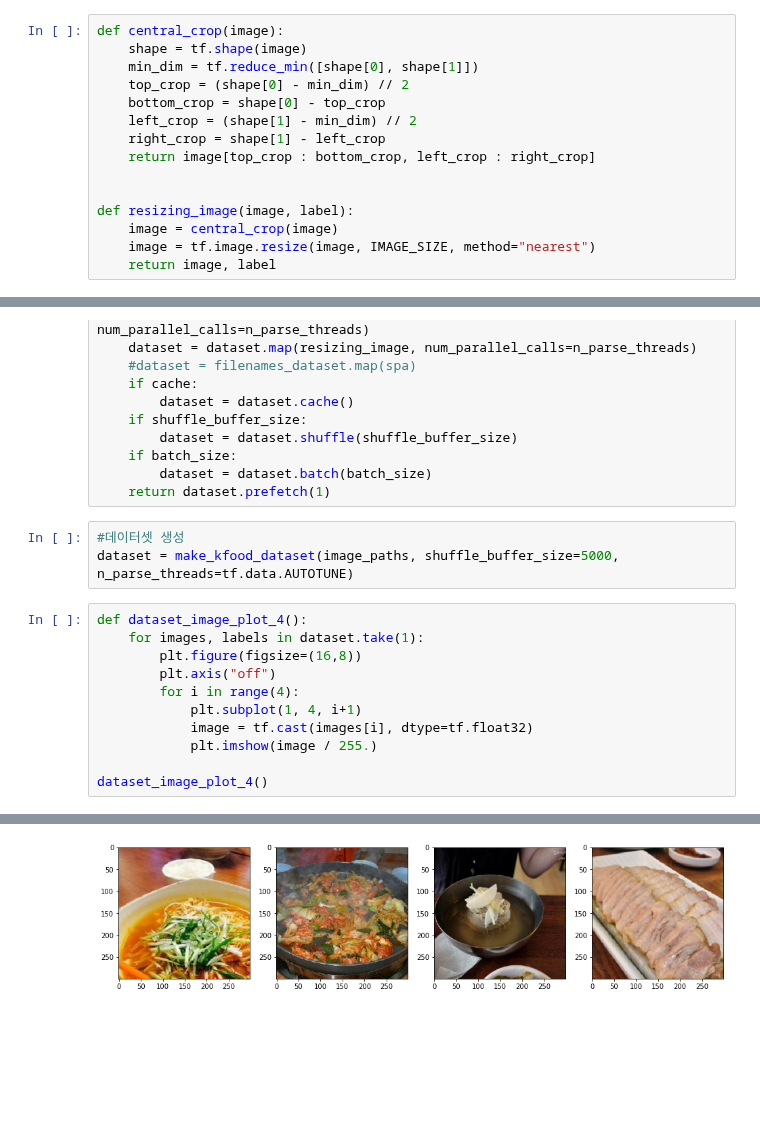
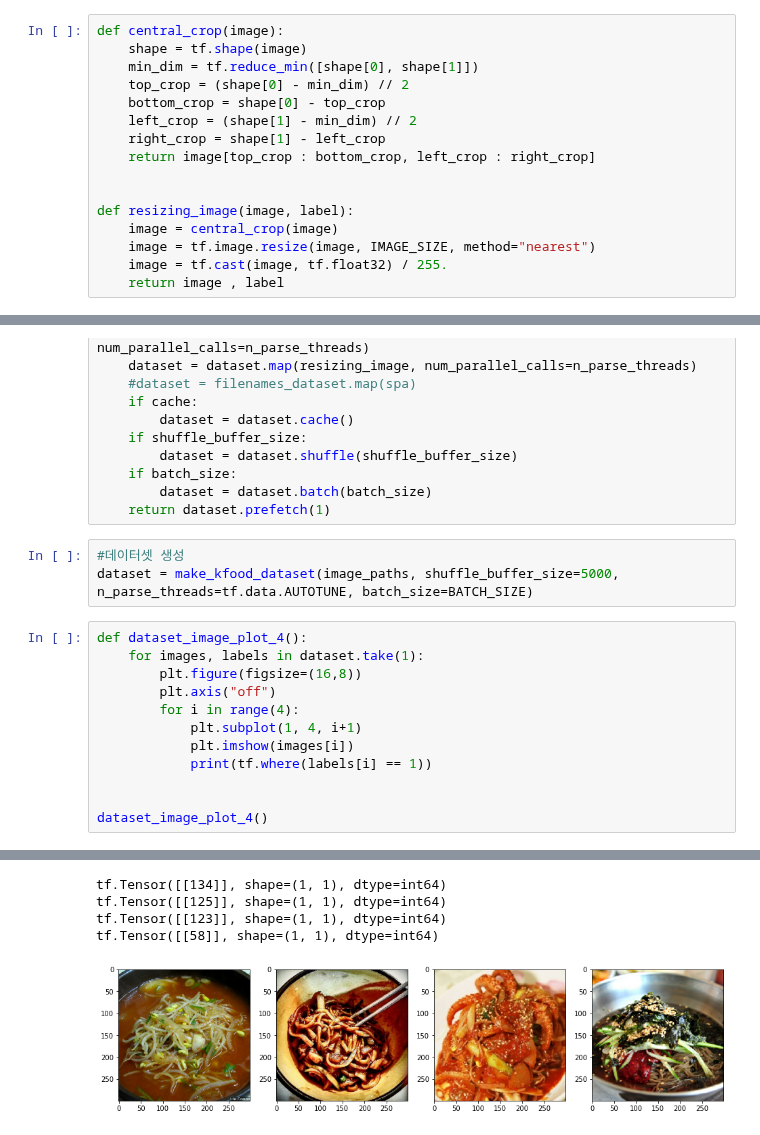
Before and after one commit to kimhwijin/KFood_Models, a Jupyter notebook: dataset.ipynb, the cells around one changed output, grey strips where cells are left out. Saved outputs shown, nothing was run; the diff lists cells and outputs as text; blank space fills up the shorter version.

```diff
--- a/dataset.ipynb
+++ b/dataset.ipynb
@@ -128,7 +126,8 @@ def central_crop(image):
 def resizing_image(image, label):
     image = central_crop(image)
     image = tf.image.resize(image, IMAGE_SIZE, method="nearest")
-    return image, label
+    image = tf.cast(image, tf.float32) / 255.
+    return image , label
 # %%
 def make_kfood_dataset(filepaths, n_read_threads=5, shuffle_buffer_size=None, n_parse_threads=5, batch_size=32, cache=False):
 
@@ -155,7 +154,7 @@ def make_kfood_dataset(filepaths, n_read_threads=5, shuffle_buffer_size=None, n_
     return dataset.prefetch(1)
 # %%
 #데이터셋 생성
-dataset = make_kfood_dataset(image_paths, shuffle_buffer_size=5000, n_parse_threads=tf.data.AUTOTUNE)
+dataset = make_kfood_dataset(image_paths, shuffle_buffer_size=5000, n_parse_threads=tf.data.AUTOTUNE, batch_size=BATCH_SIZE)
 # %%
 def dataset_image_plot_4():
     for images, labels in dataset.take(1):
@@ -163,8 +162,9 @@ def dataset_image_plot_4():
         plt.axis("off")
         for i in range(4):
             plt.subplot(1, 4, i+1)
-            image = tf.cast(images[i], dtype=tf.float32)
-            plt.imshow(image / 255.)
+            plt.imshow(images[i])
+            print(tf.where(labels[i] == 1))
+
 
 dataset_image_plot_4()
 # %% [output]
@@ -175 +176,5 @@ dataset_image_plot_4()
+tf.Tensor([[134]], shape=(1, 1), dtype=int64)
+tf.Tensor([[125]], shape=(1, 1), dtype=int64)
+tf.Tensor([[123]], shape=(1, 1), dtype=int64)
+tf.Tensor([[58]], shape=(1, 1), dtype=int64)
-[figure, old version]
+[figure, new version]
```
Also changed, not shown: parts of 4 cells of this notebook, 1 other file.
